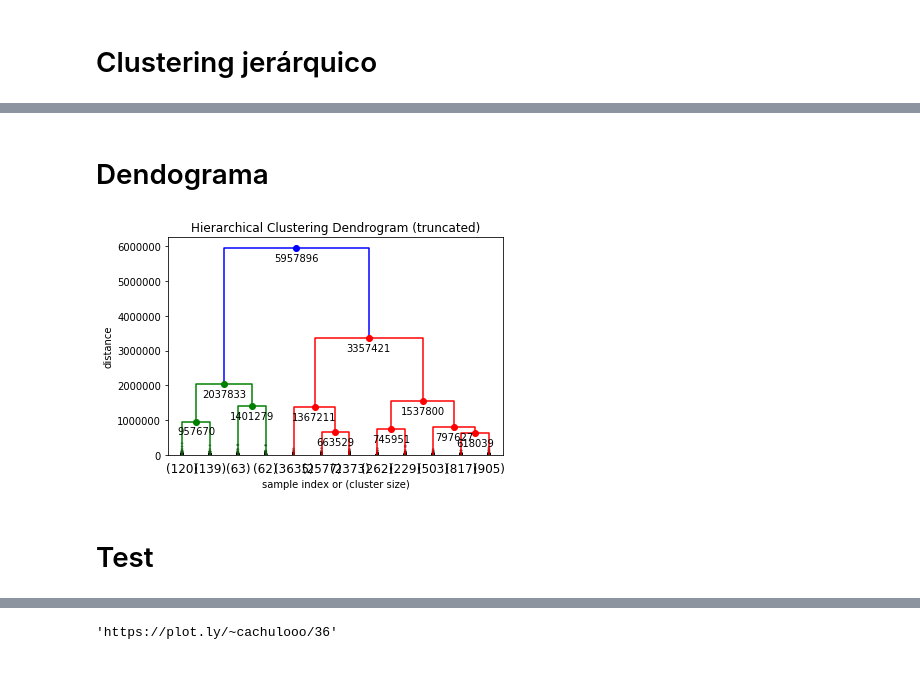
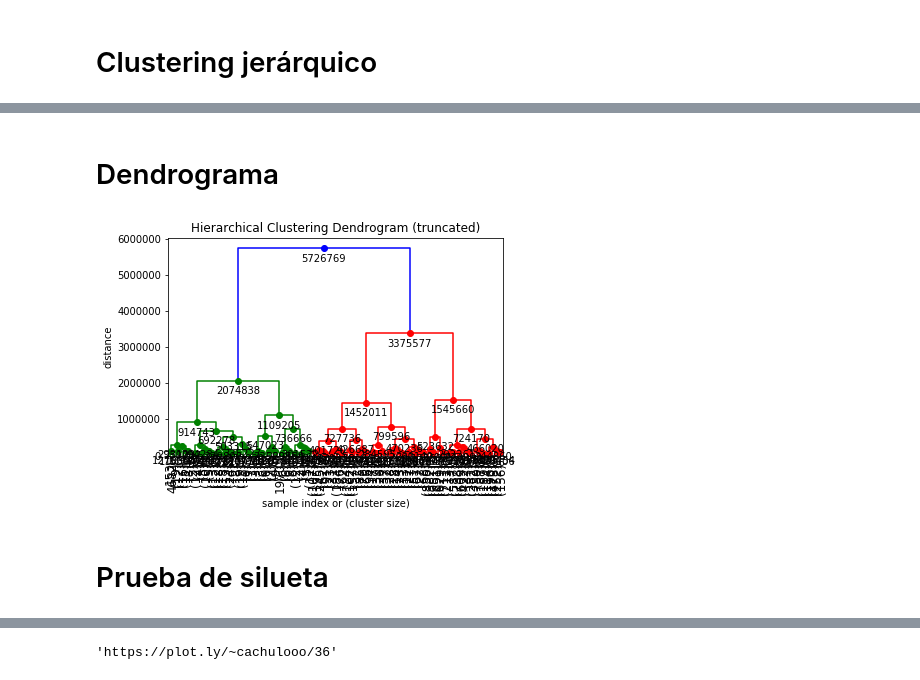
Before and after one commit to slotbite/Jupyter-Notebook, a Jupyter notebook: Modelos/Segmentacion de clientes/Clustering jerarquico.ipynb, the cells around one changed output, grey strips where cells are left out. Cells and saved outputs as stored; diff of their text form; code cells hidden in the pictures.

```diff
--- a/Modelos/Segmentacion de clientes/Clustering jerarquico.ipynb
+++ b/Modelos/Segmentacion de clientes/Clustering jerarquico.ipynb
@@ -277,11 +285,19 @@ Index(['PRODUCT_ID', 'SUBSCRIPTION_ID', 'SUBSCRIBER_ID', 'COMUNA', 'TI', 'TI2',
        'COMUNA_ENC'],
       dtype='object')
 # %%
-columnas=['SALDO_PROMEDIO', 'ROTACION_CARTERA','FACTURACION_PROMEDIO','TI', 'TI2',
+columnas=['PRODUCT_ID','SALDO_PROMEDIO', 'ROTACION_CARTERA','FACTURACION_PROMEDIO','TI', 'TI2',
           'TIPO_REPARTO', 'QUEJAS', 'DAÑOS', 'CORTES', 'RECLAMOS','COMUNA_ENC']
 # %%
-frac= 0.02 # casi lento
+frac= 0.02 #
 random = 42
-sample = df[columnas].sample(frac=frac )
-sample.shape
+sample = df[columnas].sample(frac=frac , random_state=random)
+
+# Rescato los id de la muetra
+col_id = sample[['PRODUCT_ID']]
+sample.drop('PRODUCT_ID', inplace=True, axis=1)
+
+# PARA LOS SCATTER
+X = np.array( sample )
+registros = sample.shape[0]
+registros
 # %% [output]
@@ -341,17 +323,17 @@ clusters: 2
 # %% [markdown]
-# Dendograma
+# Dendrograma
 # %%
 ddata = fancy_dendrogram(
-    mergings,
-    annotate_above=12,  # useful in small plots so annotations don't overlap
-    truncate_mode='lastp',
-    p=12,
-    show_contracted=True,
-    leaf_font_size=12.,
+            mergings,
+            annotate_above=12,          # useful in small plots so annotations don't overlap
+            truncate_mode='lastp',      # habilita p
+            p=100,                      # puntos de corte para el dendrograma
+            show_contracted=True,
+            leaf_font_size=12.
 )
 plt.show()
 # %% [output]
-[figure, old version]
+[figure, new version]
-# %% [markdown]
-# Test
+# %% [markdown]
+# Prueba de silueta
 # %%
```
Also changed, not shown: parts of 35 cells of this notebook, 1 other file.
